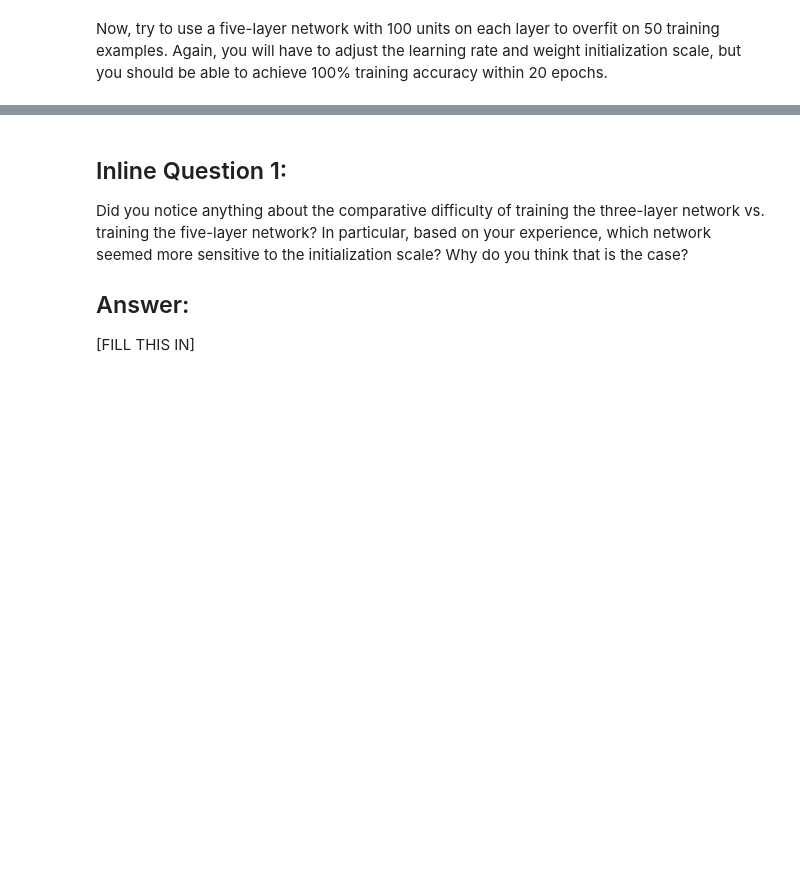
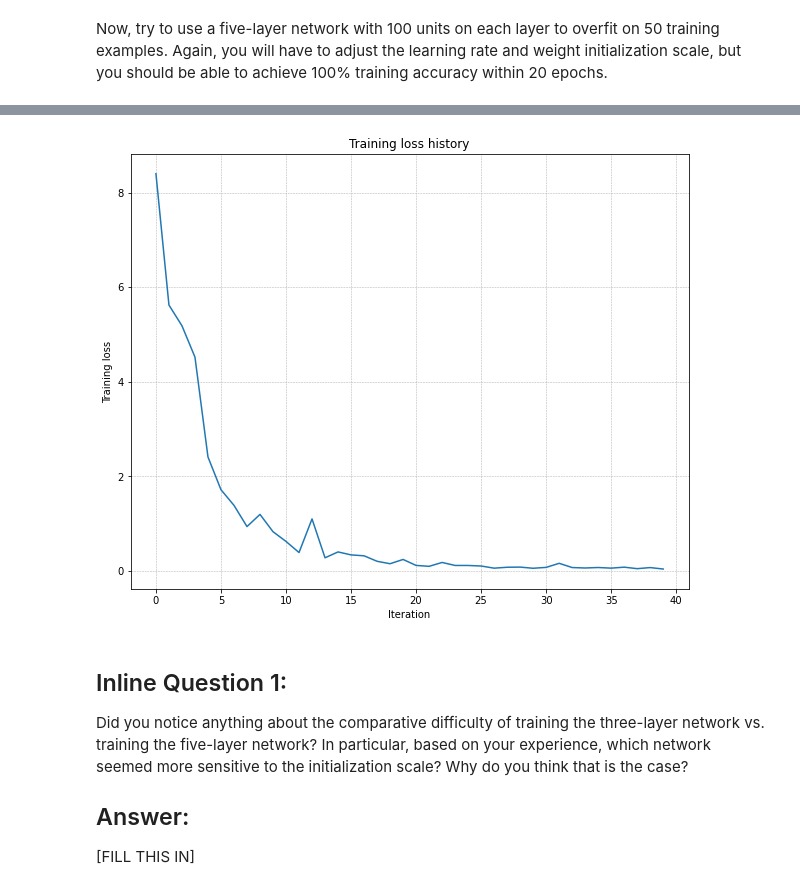
Before and after one commit to papart/cs231n_tasks, a Jupyter notebook: assignment2/FullyConnectedNets.ipynb, the cells around one changed output, grey strips where cells are left out. Cells and saved outputs as stored; diff of their text form; code cells hidden in the pictures; blank space fills up the shorter version.

```diff
--- a/assignment2/FullyConnectedNets.ipynb
+++ b/assignment2/FullyConnectedNets.ipynb
@@ -154,7 +238,7 @@ small_data = {
 }
 
 learning_rate = 2e-3  # Experiment with this!
-weight_scale = 1e-5   # Experiment with this!
+weight_scale = 6e-2   # Experiment with this!
 model = FullyConnectedNet(
     [100, 100, 100, 100],
     weight_scale=weight_scale,
@@ -177,3 +261,4 @@ plt.xlabel('Iteration')
 plt.ylabel('Training loss')
 plt.grid(linestyle='--', linewidth=0.5)
 plt.show()
+# %% [output]
@@ -180,3 +282,4 @@ plt.show()
+[figure, added]
 # %% [markdown]
 ## Inline Question 1:
 Did you notice anything about the comparative difficulty of training the three-layer network vs. training the five-layer network? In particular, based on your experience, which network seemed more sensitive to the initialization scale? Why do you think that is the case?
```
Also changed, not shown: parts of 9 cells of this notebook.
